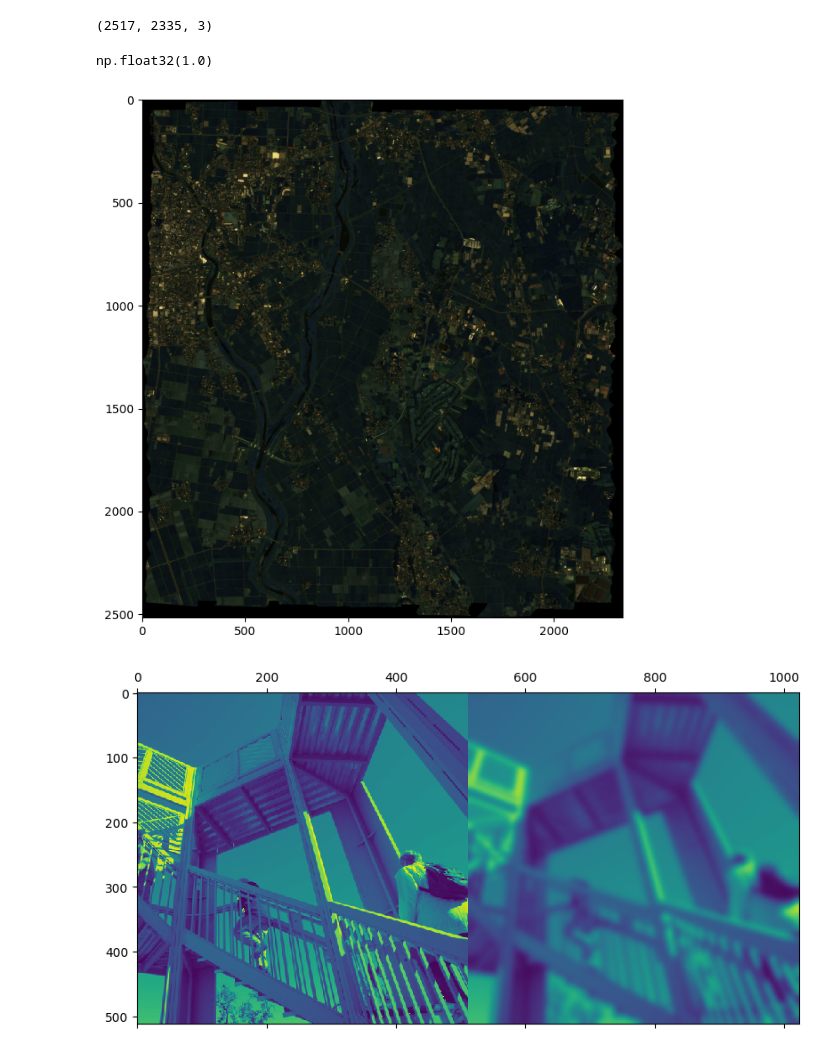
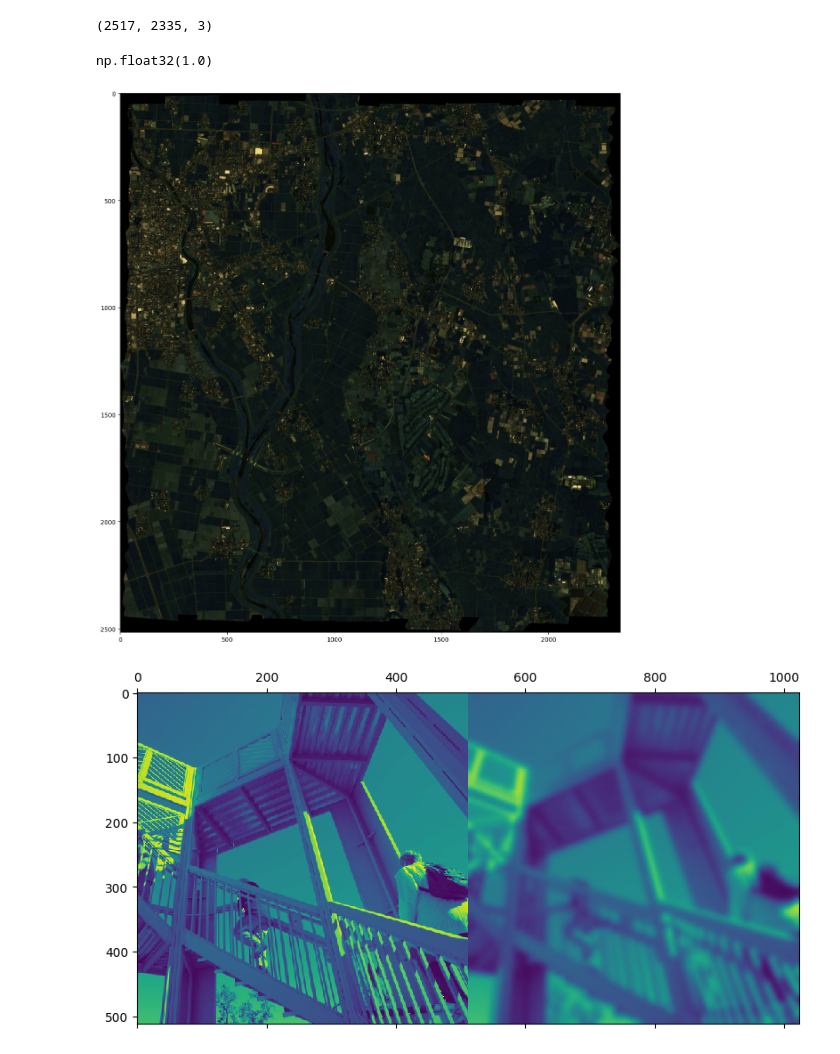
Before and after one commit to jtreguer/HSR-KAN, a Jupyter notebook: KAN_testing.ipynb, the cells around one changed output. Cells and saved outputs as stored; diff of their text form; code cells hidden in the pictures.

```diff
--- a/KAN_testing.ipynb
+++ b/KAN_testing.ipynb
@@ -272,12 +275,12 @@ image_to_plot.shape
 10420.584423613549 0.0
 (2517, 2335, 3)
 # %%
-plt.figure(figsize=(8,8))
+plt.figure(figsize=(16,16))
 plt.imshow(image_to_plot, vmin=0, vmax=image_to_plot.max())
 np.max(image_to_plot)
 # %% [output]
 np.float32(1.0)
-[figure, old version]
+[figure, new version]
 # %%
 from skimage.transform import resize
 from scipy.ndimage import gaussian_filter
```
Also changed, not shown: parts of 9 cells of this notebook, 1 other file.
